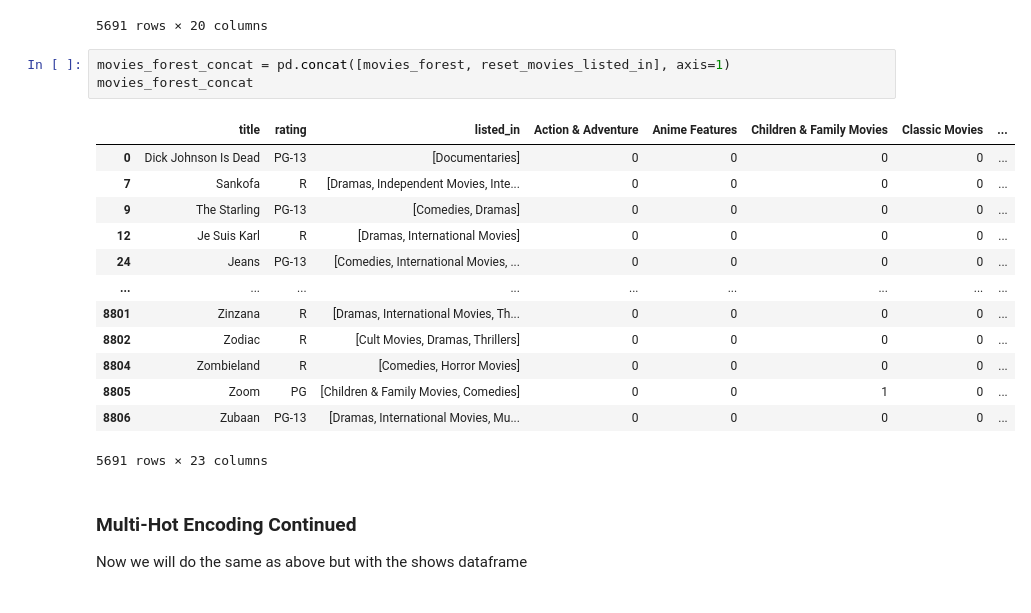
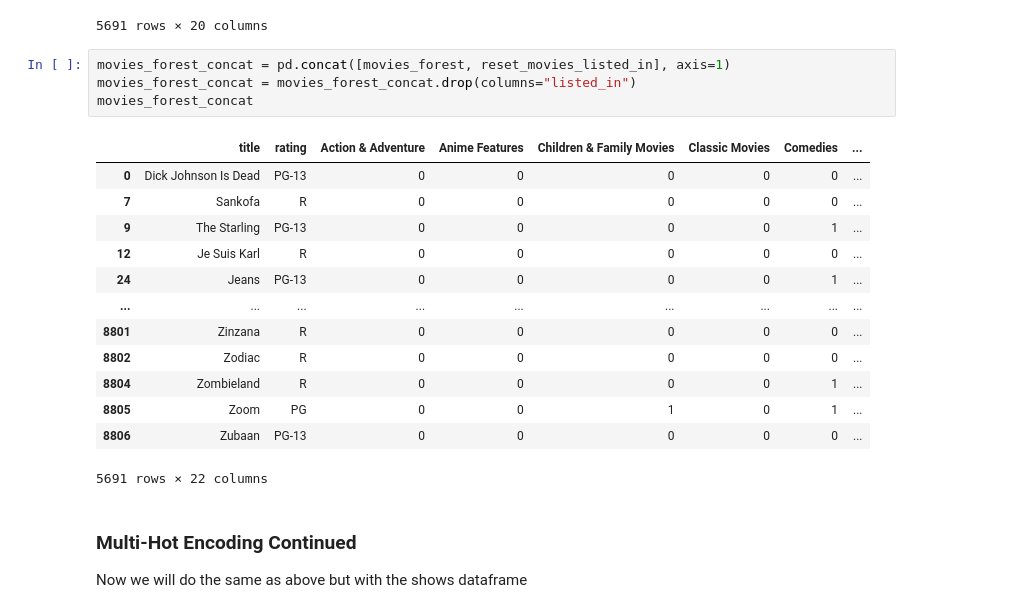
Before and after one commit to Nick-Pleva/Data-Science-Pinnacle-Project, a Jupyter notebook: final_project.ipynb, the cells around one changed output. Drawn from its saved outputs; the diff is of its cells as text.

Commit message:
Finished random forest analysis

```diff
--- a/final_project.ipynb
+++ b/final_project.ipynb
@@ -536,21 +539,22 @@ reset_movies_listed_in
 5691 rows × 20 columns
 # %%
 movies_forest_concat = pd.concat([movies_forest, reset_movies_listed_in], axis=1)
+movies_forest_concat = movies_forest_concat.drop(columns="listed_in")
 movies_forest_concat
 # %% [output]
-|  | title | rating | listed_in | Action & Adventure | Anime Features | Children & Family Movies | Classic Movies | ... |
-| 0 | Dick Johnson Is Dead | PG-13 | [Documentaries] | 0 | 0 | 0 | 0 | ... |
-| 7 | Sankofa | R | [Dramas, Independent Movies, Inte... | 0 | 0 | 0 | 0 | ... |
-| 9 | The Starling | PG-13 | [Comedies, Dramas] | 0 | 0 | 0 | 0 | ... |
-| 12 | Je Suis Karl | R | [Dramas, International Movies] | 0 | 0 | 0 | 0 | ... |
-| 24 | Jeans | PG-13 | [Comedies, International Movies, ... | 0 | 0 | 0 | 0 | ... |
+|  | title | rating | Action & Adventure | Anime Features | Children & Family Movies | Classic Movies | Comedies | ... |
+| 0 | Dick Johnson Is Dead | PG-13 | 0 | 0 | 0 | 0 | 0 | ... |
+| 7 | Sankofa | R | 0 | 0 | 0 | 0 | 0 | ... |
+| 9 | The Starling | PG-13 | 0 | 0 | 0 | 0 | 1 | ... |
+| 12 | Je Suis Karl | R | 0 | 0 | 0 | 0 | 0 | ... |
+| 24 | Jeans | PG-13 | 0 | 0 | 0 | 0 | 1 | ... |
 | ... | ... | ... | ... | ... | ... | ... | ... | ... |
-| 8801 | Zinzana | R | [Dramas, International Movies, Th... | 0 | 0 | 0 | 0 | ... |
-| 8802 | Zodiac | R | [Cult Movies, Dramas, Thrillers] | 0 | 0 | 0 | 0 | ... |
-| 8804 | Zombieland | R | [Comedies, Horror Movies] | 0 | 0 | 0 | 0 | ... |
-| 8805 | Zoom | PG | [Children & Family Movies, Comedies] | 0 | 0 | 1 | 0 | ... |
-| 8806 | Zubaan | PG-13 | [Dramas, International Movies, Mu... | 0 | 0 | 0 | 0 | ... |
+| 8801 | Zinzana | R | 0 | 0 | 0 | 0 | 0 | ... |
+| 8802 | Zodiac | R | 0 | 0 | 0 | 0 | 0 | ... |
+| 8804 | Zombieland | R | 0 | 0 | 0 | 0 | 1 | ... |
+| 8805 | Zoom | PG | 0 | 0 | 1 | 0 | 1 | ... |
+| 8806 | Zubaan | PG-13 | 0 | 0 | 0 | 0 | 0 | ... |
-5691 rows × 23 columns
+5691 rows × 22 columns
 # %% [markdown]
 ### Multi-Hot Encoding Continued
 Now we will do the same as above but with the shows dataframe
```
Also changed, not shown: parts of 43 cells of this notebook.
